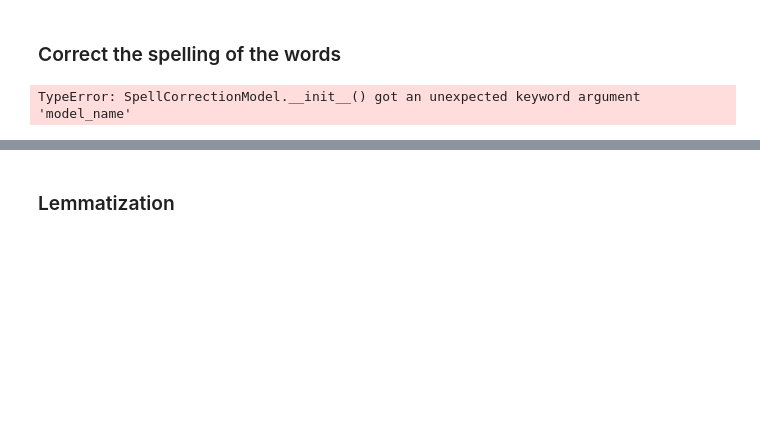
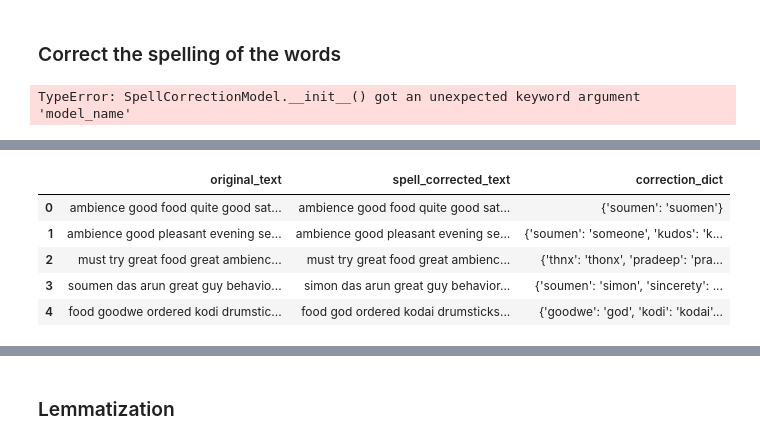
Before and after one commit to OTDHO000/beckyCOM6101_Group_Project, a Jupyter notebook: Code-to-be-submit/NLP_becky.ipynb, the cells around one changed output, grey strips where cells are left out. Cells and saved outputs as stored; diff of their text form; code cells hidden in the pictures; blank space fills up the shorter version.

```diff
--- a/Code-to-be-submit/NLP_becky.ipynb
+++ b/Code-to-be-submit/NLP_becky.ipynb
@@ -284,0 +330,12 @@ AttributeError: 'SpellCorrectionModel' object has no attribute 'load_model'
+# %%
+# unpack df['Review_clean'] to seperated columns, e.g. {'original': 'I love this restaurant', 'cleaned': 'love restaurant'}
+# to columns 'original' and 'cleaned', respectively
+df_1 = pd.DataFrame(df['Review_clean'].apply(pd.Series))
+df_1.head()
+# %% [output]
+|  | original_text | spell_corrected_text | correction_dict |
+| 0 | ambience good food quite good sat... | ambience good food quite good sat... | {'soumen': 'suomen'} |
+| 1 | ambience good pleasant evening se... | ambience good pleasant evening se... | {'soumen': 'someone', 'kudos': 'k... |
+| 2 | must try great food great ambienc... | must try great food great ambienc... | {'thnx': 'thonx', 'pradeep': 'pra... |
+| 3 | soumen das arun great guy behavio... | simon das arun great guy behavior... | {'soumen': 'simon', 'sincerety': ... |
+| 4 | food goodwe ordered kodi drumstic... | food god ordered kodai drumsticks... | {'goodwe': 'god', 'kodi': 'kodai'... |
```
Also changed, not shown: parts of 11 cells of this notebook, 11 other files.
